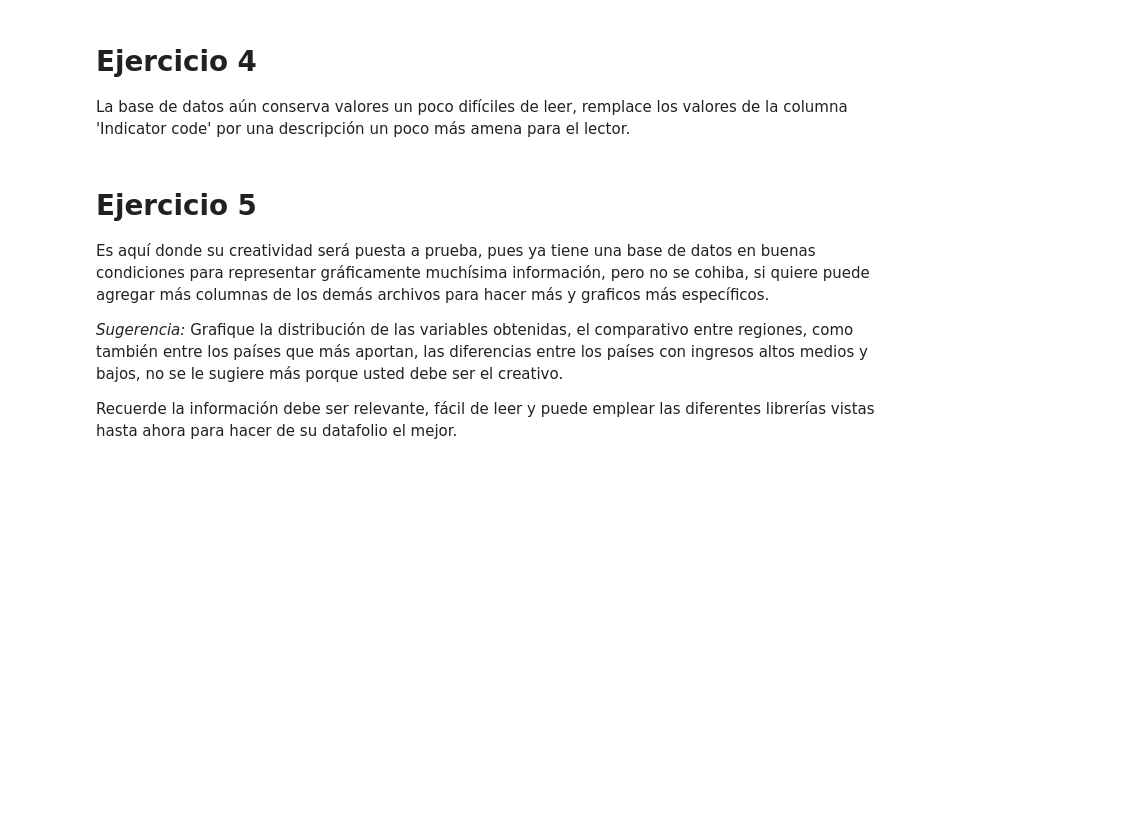
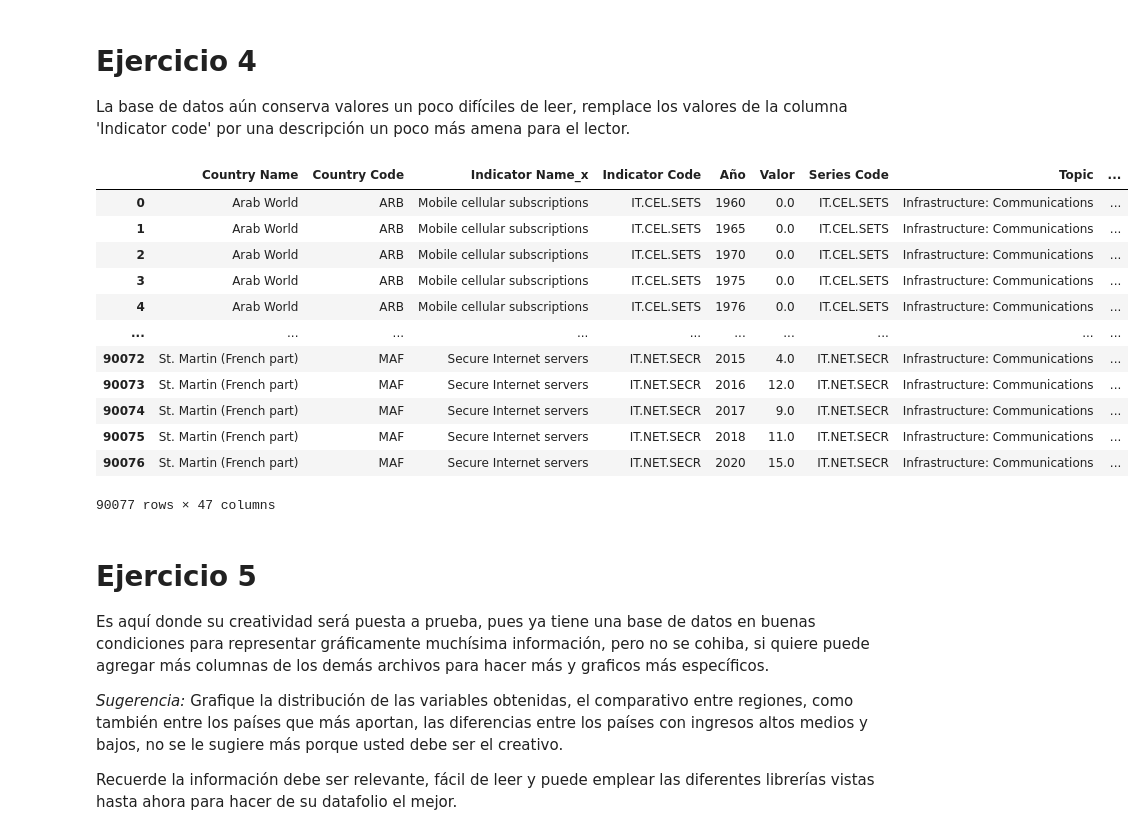
Before and after one commit to Brayanpaezperez/Trabajos_2_semestre, a Jupyter notebook: Datafolio/WDI - Datafolio.ipynb, the cells around one changed output. Cells and saved outputs as stored; diff of their text form; code cells hidden in the pictures; blank space fills up the shorter version.

```diff
--- a/Datafolio/WDI - Datafolio.ipynb
+++ b/Datafolio/WDI - Datafolio.ipynb
@@ -71,6 +101,23 @@ sub-tema_C_df=sub_tema_df
 # %% [markdown]
 # Ejercicio 4
 La base de datos aún conserva valores un poco difíciles de leer, remplace los valores de la columna 'Indicator code' por una descripción un poco más amena para el lector.
+# %%
+# indicator Name
+sub_tema_df
+# %% [output]
+|  | Country Name | Country Code | Indicator Name_x | Indicator Code | Año | Valor | Series Code | Topic | ... |
+| 0 | Arab World | ARB | Mobile cellular subscriptions | IT.CEL.SETS | 1960 | 0.0 | IT.CEL.SETS | Infrastructure: Communications | ... |
+| 1 | Arab World | ARB | Mobile cellular subscriptions | IT.CEL.SETS | 1965 | 0.0 | IT.CEL.SETS | Infrastructure: Communications | ... |
+| 2 | Arab World | ARB | Mobile cellular subscriptions | IT.CEL.SETS | 1970 | 0.0 | IT.CEL.SETS | Infrastructure: Communications | ... |
+| 3 | Arab World | ARB | Mobile cellular subscriptions | IT.CEL.SETS | 1975 | 0.0 | IT.CEL.SETS | Infrastructure: Communications | ... |
+| 4 | Arab World | ARB | Mobile cellular subscriptions | IT.CEL.SETS | 1976 | 0.0 | IT.CEL.SETS | Infrastructure: Communications | ... |
+| ... | ... | ... | ... | ... | ... | ... | ... | ... | ... |
+| 90072 | St. Martin (French part) | MAF | Secure Internet servers | IT.NET.SECR | 2015 | 4.0 | IT.NET.SECR | Infrastructure: Communications | ... |
+| 90073 | St. Martin (French part) | MAF | Secure Internet servers | IT.NET.SECR | 2016 | 12.0 | IT.NET.SECR | Infrastructure: Communications | ... |
+| 90074 | St. Martin (French part) | MAF | Secure Internet servers | IT.NET.SECR | 2017 | 9.0 | IT.NET.SECR | Infrastructure: Communications | ... |
+| 90075 | St. Martin (French part) | MAF | Secure Internet servers | IT.NET.SECR | 2018 | 11.0 | IT.NET.SECR | Infrastructure: Communications | ... |
+| 90076 | St. Martin (French part) | MAF | Secure Internet servers | IT.NET.SECR | 2020 | 15.0 | IT.NET.SECR | Infrastructure: Communications | ... |
+90077 rows × 47 columns
 # %% [markdown]
 # Ejercicio 5
 Es aquí donde su creatividad será puesta a prueba, pues ya tiene una base de datos en buenas condiciones para representar gráficamente muchísima información, pero no se cohiba, si quiere puede agregar más columnas de los demás archivos para hacer más y graficos más específicos.
```
Also changed, not shown: parts of 6 cells of this notebook.
